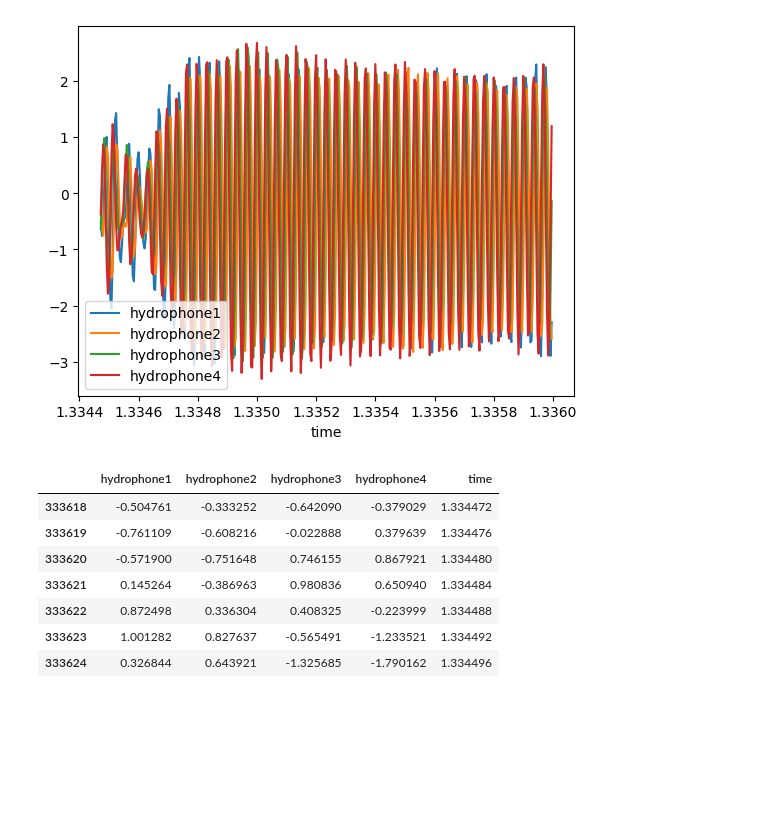
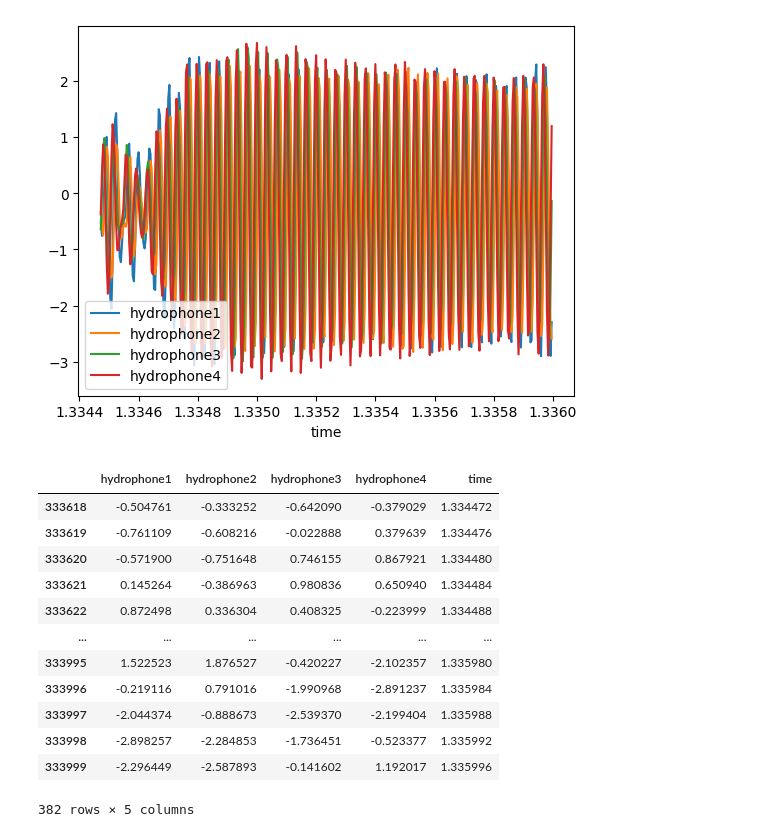
Before and after one commit to AdityaShelke29/robotics_club, a Jupyter notebook: sonar_work/fourier_analysis.ipynb, the cells around one changed output. Saved outputs shown, nothing was run; the diff lists cells and outputs as text; code cells hidden in the pictures; blank space fills up the shorter version.

```diff
--- a/sonar_work/fourier_analysis.ipynb
+++ b/sonar_work/fourier_analysis.ipynb
@@ -88,25 +101,30 @@ hydrophoneData
 | 1048575 | -0.284119 | -0.133972 | -0.154724 | -0.292359 | 4.194300 |
 1048576 rows × 5 columns
 # %%
-# Takes the first 30 samples from each of the hydrophones and stores them in sampleHydrophoneData for analysis.
-# These 30 samples are only used to see a visual plot of how the waves look like. It is not referenced later.
+# Takes the first x:y samples from each of the hydrophones and stores them in sampleHydrophoneData for analysis.
+# These x:y samples are only used to see a visual plot of how the waves look like. It is not referenced later.
 
 # sampleHydrophoneData = hydrophoneData.iloc[333618:333625, :]
-sampleHydrophoneData = hydrophoneData.iloc[333618:334000, :]
-sampleHydrophoneData = pd.DataFrame(sampleHydrophoneData)
+sample1HydrophoneData = hydrophoneData.iloc[333618:334000, :]
+sample1HydrophoneData = pd.DataFrame(sample1HydrophoneData)
 
-sampleHydrophoneData.plot(x = 'time')
+sample1HydrophoneData.plot(x = 'time')
 # %% [output]
 <AxesSubplot: xlabel='time'>
 [figure]
-# %%
-sampleHydrophoneData
-# %% [output]
-|  | hydrophone1 | hydrophone2 | hydrophone3 | hydrophone4 | time |
-| 333618 | -0.504761 | -0.333252 | -0.642090 | -0.379029 | 1.334472 |
-| 333619 | -0.761109 | -0.608216 | -0.022888 | 0.379639 | 1.334476 |
-| 333620 | -0.571900 | -0.751648 | 0.746155 | 0.867921 | 1.334480 |
-| 333621 | 0.145264 | -0.386963 | 0.980836 | 0.650940 | 1.334484 |
-| 333622 | 0.872498 | 0.336304 | 0.408325 | -0.223999 | 1.334488 |
-| 333623 | 1.001282 | 0.827637 | -0.565491 | -1.233521 | 1.334492 |
-| 333624 | 0.326844 | 0.643921 | -1.325685 | -1.790162 | 1.334496 |
+# %%
+sample1HydrophoneData
+# %% [output]
+|  | hydrophone1 | hydrophone2 | hydrophone3 | hydrophone4 | time |
+| 333618 | -0.504761 | -0.333252 | -0.642090 | -0.379029 | 1.334472 |
+| 333619 | -0.761109 | -0.608216 | -0.022888 | 0.379639 | 1.334476 |
+| 333620 | -0.571900 | -0.751648 | 0.746155 | 0.867921 | 1.334480 |
+| 333621 | 0.145264 | -0.386963 | 0.980836 | 0.650940 | 1.334484 |
+| 333622 | 0.872498 | 0.336304 | 0.408325 | -0.223999 | 1.334488 |
+| ... | ... | ... | ... | ... | ... |
+| 333995 | 1.522523 | 1.876527 | -0.420227 | -2.102357 | 1.335980 |
+| 333996 | -0.219116 | 0.791016 | -1.990968 | -2.891237 | 1.335984 |
+| 333997 | -2.044374 | -0.888673 | -2.539370 | -2.199404 | 1.335988 |
+| 333998 | -2.898257 | -2.284853 | -1.736451 | -0.523377 | 1.335992 |
+| 333999 | -2.296449 | -2.587893 | -0.141602 | 1.192017 | 1.335996 |
+382 rows × 5 columns
```
Also changed, not shown: parts of 12 cells of this notebook, 2 other files.
